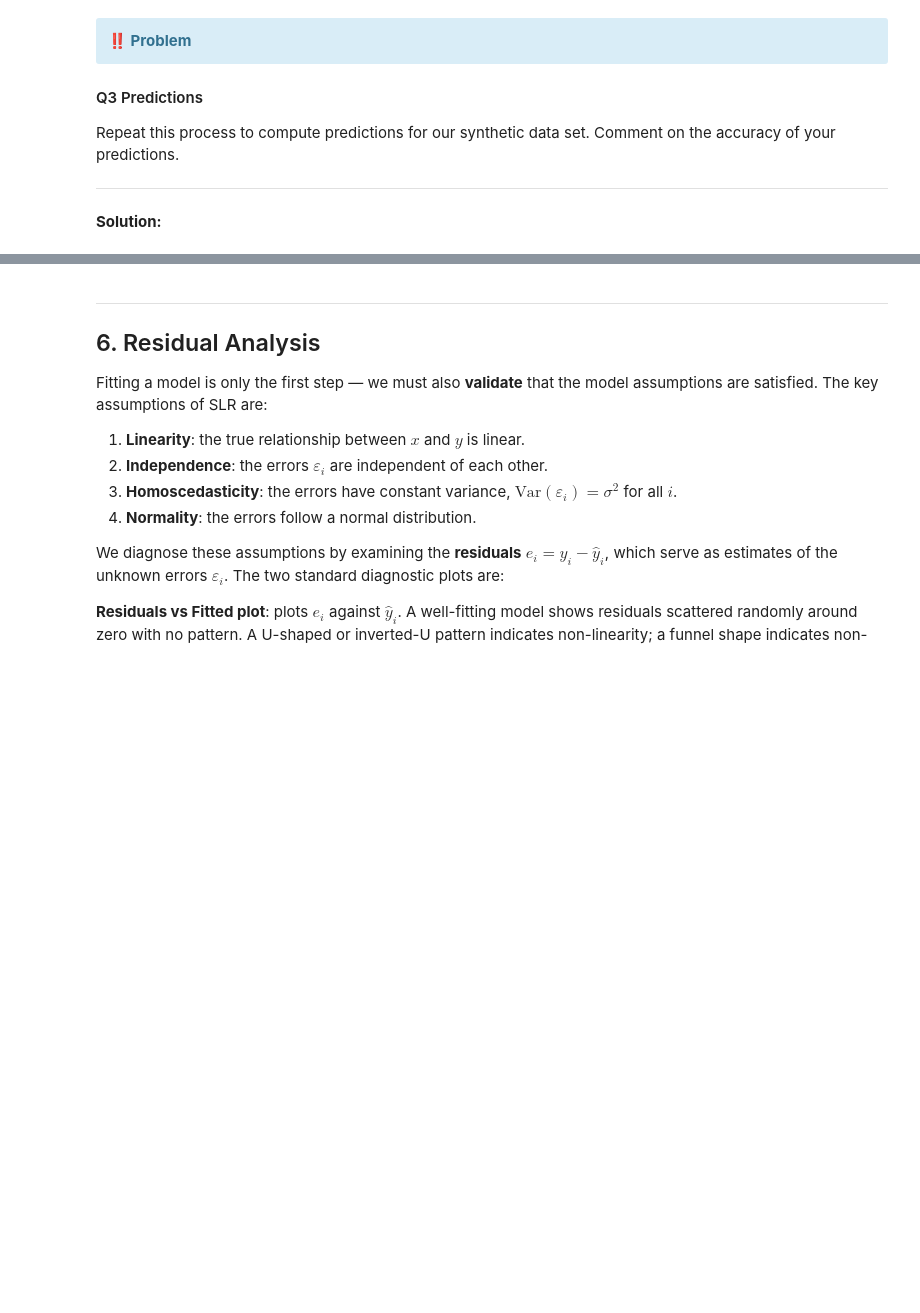
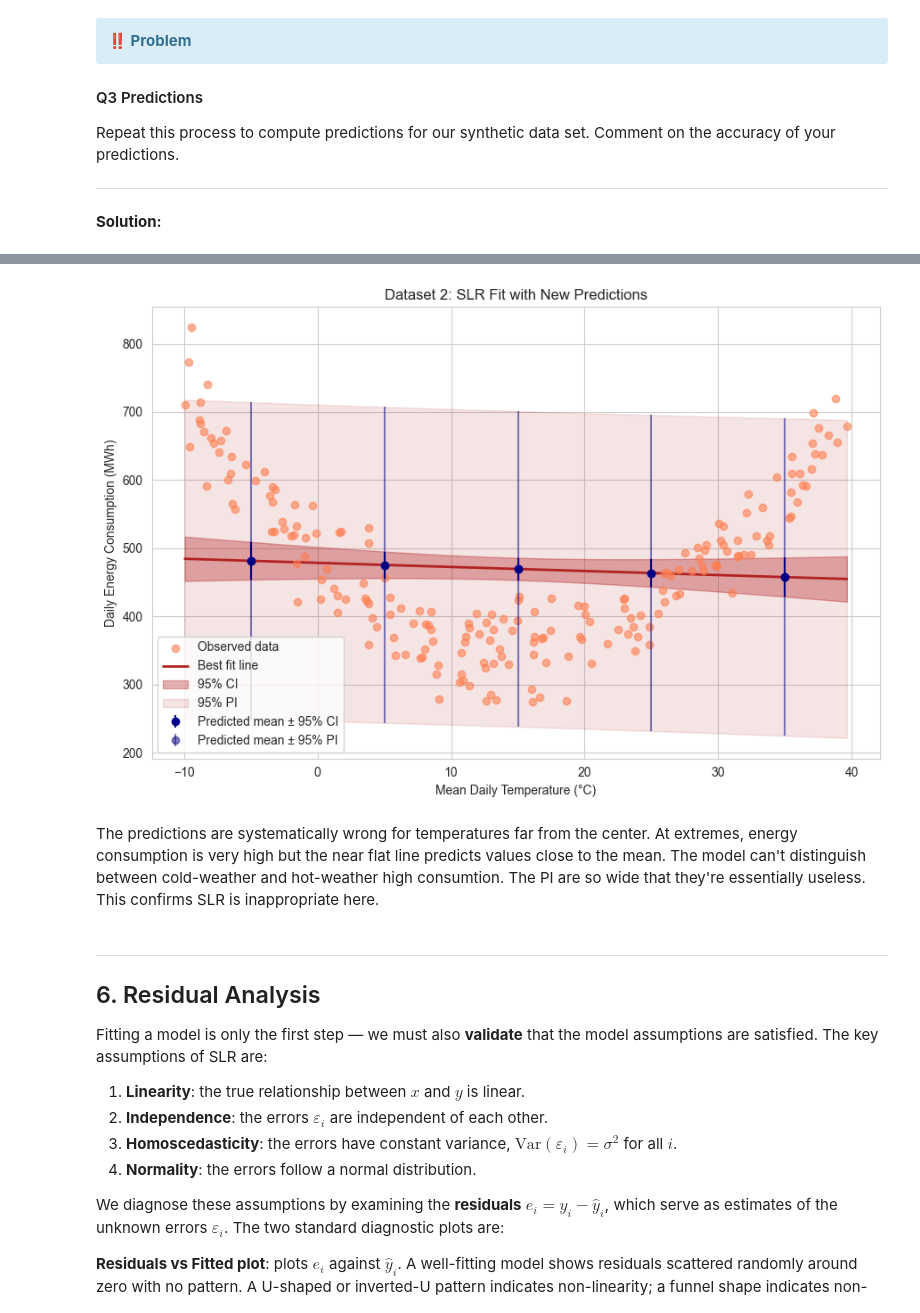
Before and after one commit to aldonunez05/pstat-100, a Jupyter notebook: Lab 6 - Simple Linear Regression.ipynb, the cells around one changed output, grey strips where cells are left out. Drawn from its saved outputs; the diff is of its cells as text; code cells hidden in the pictures; blank space fills up the shorter version.

```diff
--- a/Lab 6 - Simple Linear Regression.ipynb
+++ b/Lab 6 - Simple Linear Regression.ipynb
@@ -393,3 +425,13 @@ Repeat this process to compute predictions for our synthetic data set.  Comment
 
 ---
 **Solution:**
+# %%
+new_temps = pd.DataFrame({'temperature': [-5, 5, 15, 25, 35]})
+
+pred_new2 = model2.get_prediction(new_temps).summary_frame(alpha=0.05)
+pred_new2.index = new_temps['temperature'].values
+pred_new2.index.name = 'Temperature (°C)'
+
+pred_new2 = pred_new2[['mean', 'mean_ci_lower', 'mean_ci_upper', 'obs_ci_lower', 'obs_ci_upper']]
+pred_new2.columns = ['Energy (MWh)', 'CI Lower', 'CI Upper', 'PI Lower', 'PI Upper']
+pred_new2.round(2)
@@ -396,3 +446,29 @@ Repeat this process to compute predictions for our synthetic data set.  Comment
+# %%
+fig, ax = plt.subplots(figsize=(9, 6))
+ax.scatter(df2['temperature'], df2['energy'], alpha=0.6, color='coral', zorder=3, label='Observed data')
+ax.plot(x_grid2['temperature'], pred2['mean'], color='firebrick', lw=2, label='Best fit line')
+ax.fill_between(x_grid2['temperature'], pred2['mean_ci_lower'], pred2['mean_ci_upper'],
+                alpha=0.35, color='firebrick', label='95% CI')
+ax.fill_between(x_grid2['temperature'], pred2['obs_ci_lower'], pred2['obs_ci_upper'],
+                alpha=0.12, color='firebrick', label='95% PI')
+ax.errorbar(pred_new2.index, pred_new2['Energy (MWh)'],
+            yerr=[pred_new2['Energy (MWh)'] - pred_new2['CI Lower'],
+                  pred_new2['CI Upper'] - pred_new2['Energy (MWh)']],
+            fmt='o', color='darkblue', label='Predicted mean ± 95% CI', zorder=4)
+ax.errorbar(pred_new2.index, pred_new2['Energy (MWh)'],
+            yerr=[pred_new2['Energy (MWh)'] - pred_new2['PI Lower'],
+                  pred_new2['PI Upper'] - pred_new2['Energy (MWh)']],
+            fmt='o', color='navy', alpha=0.5, label='Predicted mean ± 95% PI', zorder=4)
+ax.set_xlabel('Mean Daily Temperature (°C)')
+ax.set_ylabel('Daily Energy Consumption (MWh)')
+ax.set_title('Dataset 2: SLR Fit with New Predictions')
+ax.legend()
+plt.tight_layout()
+plt.show()
+# %% [output]
+[figure, added]
+# %% [markdown]
+The predictions are systematically wrong for temperatures far from the center. At extremes, energy consumption is very high but the near flat line predicts values close to the mean. The model can't distinguish between cold-weather and hot-weather high consumtion. The PI are so wide that they're essentially useless. This confirms SLR is inappropriate here.
 # %% [markdown]
 ---
 
```
Also changed, not shown: parts of 8 cells of this notebook, 2 other files.
